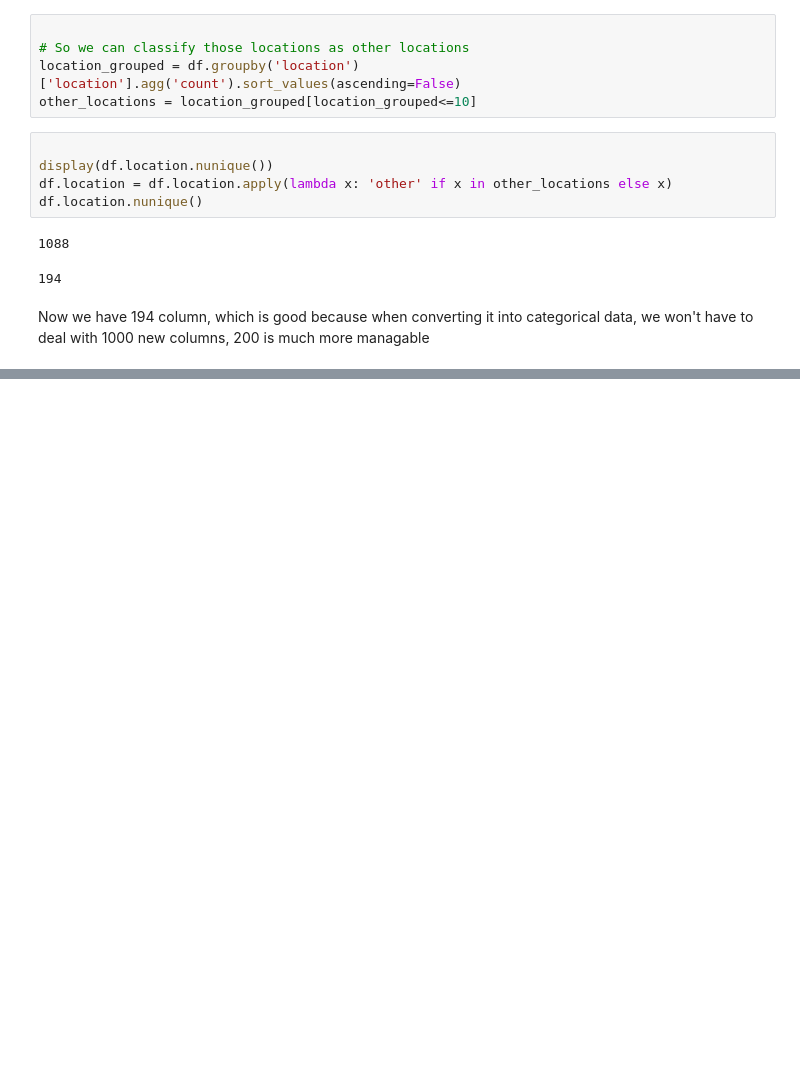
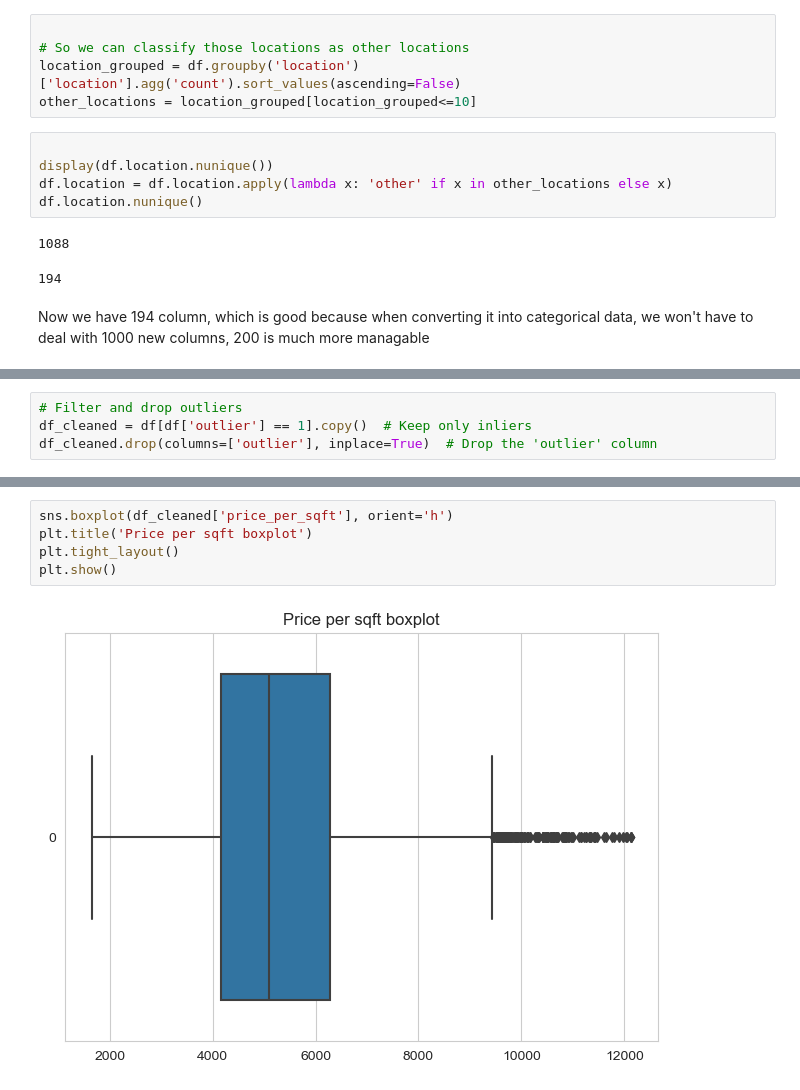
Before and after one commit to PranjalDhamane/Real-Estate-Price-Prediction, a Jupyter notebook: Python/Data_Cleaning_Preprocessing.ipynb, the cells around one changed output, grey strips where cells are left out. Saved outputs shown, nothing was run; the diff lists cells and outputs as text; blank space fills up the shorter version.

```diff
--- a/Python/Data_Cleaning_Preprocessing.ipynb
+++ b/Python/Data_Cleaning_Preprocessing.ipynb
@@ -266,0 +339,4 @@ Now we have 194 column, which is good because when converting it into categorica
+# %%
+# Filter and drop outliers
+df_cleaned = df[df['outlier'] == 1].copy()  # Keep only inliers
+df_cleaned.drop(columns=['outlier'], inplace=True)  # Drop the 'outlier' column
@@ -266,0 +359,7 @@ Now we have 194 column, which is good because when converting it into categorica
+# %%
+sns.boxplot(df_cleaned['price_per_sqft'], orient='h')
+plt.title('Price per sqft boxplot')
+plt.tight_layout()
+plt.show()
+# %% [output]
+[figure, added]
```
Also changed, not shown: parts of 28 cells of this notebook.
